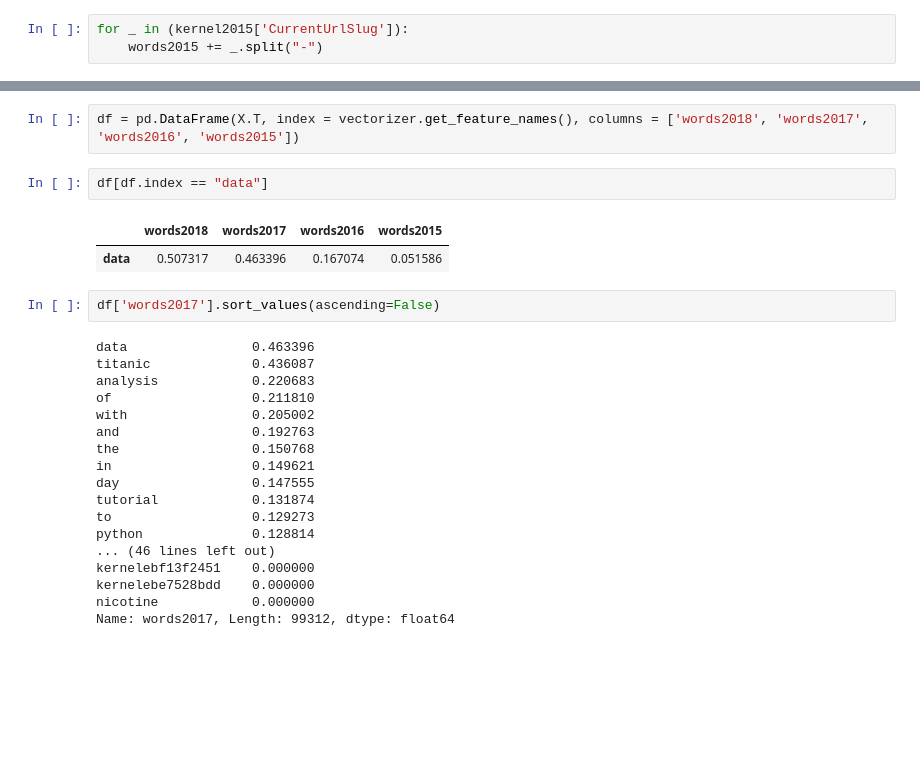
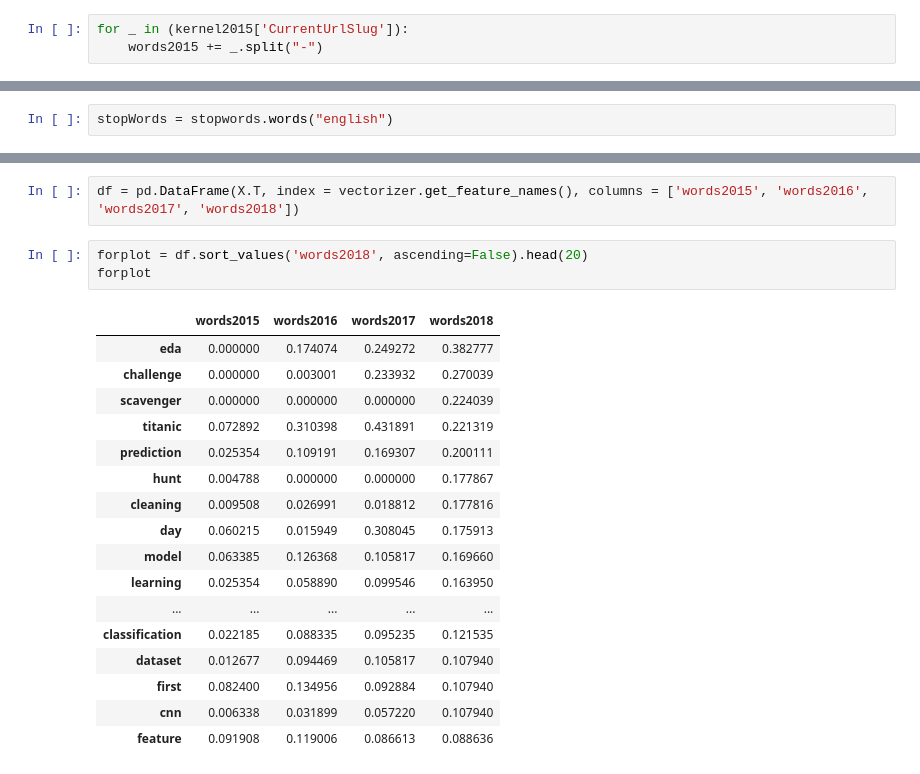
Before and after one commit to upura/upura.hatenablog, a Jupyter notebook: kaggle_kernels/index.ipynb, the cells around one changed output, grey strips where cells are left out. Saved outputs shown, nothing was run; the diff lists cells and outputs as text; blank space fills up the shorter version.

```diff
--- a/kaggle_kernels/index.ipynb
+++ b/kaggle_kernels/index.ipynb
@@ -154 +106,3 @@ data = [
 ]
+# %%
+stopWords = stopwords.words("english")
@@ -162,27 +120,23 @@ X.shape
 # %%
-df = pd.DataFrame(X.T, index = vectorizer.get_feature_names(), columns = ['words2018', 'words2017', 'words2016', 'words2015'])
+df = pd.DataFrame(X.T, index = vectorizer.get_feature_names(), columns = ['words2015', 'words2016', 'words2017', 'words2018'])
-# %%
-df[df.index == "data"]
-# %% [output]
-|  | words2018 | words2017 | words2016 | words2015 |
-| data | 0.507317 | 0.463396 | 0.167074 | 0.051586 |
-# %%
-df['words2017'].sort_values(ascending=False)
-# %% [output]
-data                0.463396
-titanic             0.436087
-analysis            0.220683
-of                  0.211810
-with                0.205002
-and                 0.192763
-the                 0.150768
-in                  0.149621
-day                 0.147555
-tutorial            0.131874
-to                  0.129273
-python              0.128814
-... (46 lines left out)
-kernelebf13f2451    0.000000
-kernelebe7528bdd    0.000000
-nicotine            0.000000
-Name: words2017, Length: 99312, dtype: float64
+# %%
+forplot = df.sort_values('words2018', ascending=False).head(20)
+forplot
+# %% [output]
+|  | words2015 | words2016 | words2017 | words2018 |
+| eda | 0.000000 | 0.174074 | 0.249272 | 0.382777 |
+| challenge | 0.000000 | 0.003001 | 0.233932 | 0.270039 |
+| scavenger | 0.000000 | 0.000000 | 0.000000 | 0.224039 |
+| titanic | 0.072892 | 0.310398 | 0.431891 | 0.221319 |
+| prediction | 0.025354 | 0.109191 | 0.169307 | 0.200111 |
+| hunt | 0.004788 | 0.000000 | 0.000000 | 0.177867 |
+| cleaning | 0.009508 | 0.026991 | 0.018812 | 0.177816 |
+| day | 0.060215 | 0.015949 | 0.308045 | 0.175913 |
+| model | 0.063385 | 0.126368 | 0.105817 | 0.169660 |
+| learning | 0.025354 | 0.058890 | 0.099546 | 0.163950 |
+| ... | ... | ... | ... | ... |
+| classification | 0.022185 | 0.088335 | 0.095235 | 0.121535 |
+| dataset | 0.012677 | 0.094469 | 0.105817 | 0.107940 |
+| first | 0.082400 | 0.134956 | 0.092884 | 0.107940 |
+| cnn | 0.006338 | 0.031899 | 0.057220 | 0.107940 |
+| feature | 0.091908 | 0.119006 | 0.086613 | 0.088636 |
```
Also changed, not shown: parts of 18 cells of this notebook.
